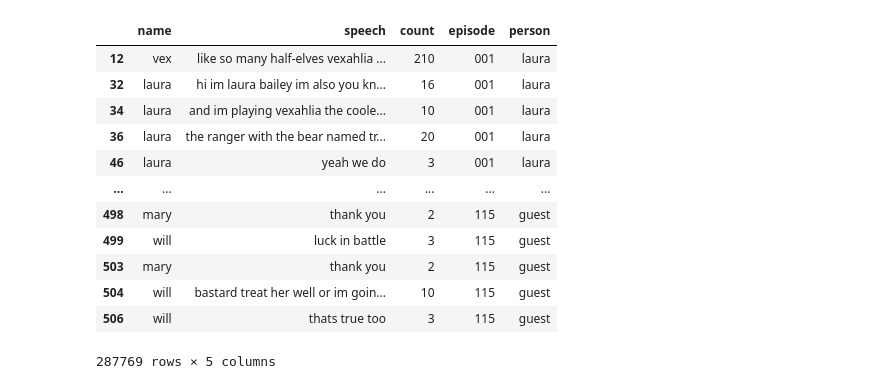
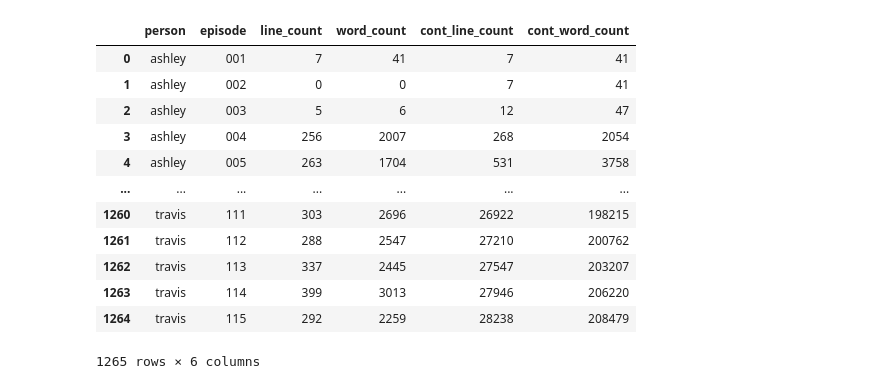
Before and after one commit to albechen/critical-role-transcript-statistics, a Jupyter notebook: cr_transcript.ipynb, the cells around one changed output. Drawn from its saved outputs; the diff is of its cells as text; code cells hidden in the pictures.

```diff
--- a/cr_transcript.ipynb
+++ b/cr_transcript.ipynb
@@ -112,3 +135,43 @@ def mapping_names(all_ep_df):
+# %%
+def group_by_person_episode(org_names_df):
+    person_episode_group = org_names_df.groupby(['person', 'episode']).agg({'count': ['count', 'sum']})
+    person_episode_group = person_episode_group.unstack(level=1, fill_value=0).stack()
+    person_episode_group = person_episode_group.unstack(level=-1, fill_value=0).stack().reset_index()
+    person_episode_group.columns = ['person', 'episode', 'line_count', 'word_count']
+    return person_episode_group
+
+def count_per_episode(person_episode_group):
+    cont_l_count = []
+    cont_w_count = []
+    prev_l_count = 0
+    prev_w_count = 0
+    prev_name = 'ashley'
+
+    for name, w_count, l_count in zip (person_episode_group['person'],
+        person_episode_group['word_count'],
+        person_episode_group['line_count']):
+
+        if name == prev_name:
+            prev_l_count += l_count
+            cont_l_count.append(prev_l_count)
+
+            prev_w_count += w_count
+            cont_w_count.append(prev_w_count)
+
+            prev_name = name
+        else:
+            prev_l_count = l_count
+            cont_l_count.append(prev_l_count)
+
+            prev_w_count = w_count
+            cont_w_count.append(prev_w_count)
+
+            prev_name = name
+
+    person_episode_group['cont_line_count'] = cont_l_count
+    person_episode_group['cont_word_count'] = cont_w_count
+
+    return person_episode_group
 # %%
 test_df = episode_extract(1, 115)
 extract_names = mapping_names(test_df)
@@ -160,16 +180,0 @@ for name in names:
-# %%
-org_names_df
-# %% [output]
-|  | name | speech | count | episode | person |
-| 12 | vex | like so many half-elves vexahlia ... | 210 | 001 | laura |
-| 32 | laura | hi im laura bailey im also you kn... | 16 | 001 | laura |
-| 34 | laura | and im playing vexahlia the coole... | 10 | 001 | laura |
-| 36 | laura | the ranger with the bear named tr... | 20 | 001 | laura |
-| 46 | laura | yeah we do | 3 | 001 | laura |
-| ... | ... | ... | ... | ... | ... |
-| 498 | mary | thank you | 2 | 115 | guest |
-| 499 | will | luck in battle | 3 | 115 | guest |
-| 503 | mary | thank you | 2 | 115 | guest |
-| 504 | will | bastard treat her well or im goin... | 10 | 115 | guest |
-| 506 | will | thats true too | 3 | 115 | guest |
-287769 rows × 5 columns
@@ -178,0 +181,16 @@ grouped_names.columns = ['line_count', 'word_count']
+# %%
+count_per_ep
+# %% [output]
+|  | person | episode | line_count | word_count | cont_line_count | cont_word_count |
+| 0 | ashley | 001 | 7 | 41 | 7 | 41 |
+| 1 | ashley | 002 | 0 | 0 | 7 | 41 |
+| 2 | ashley | 003 | 5 | 6 | 12 | 47 |
+| 3 | ashley | 004 | 256 | 2007 | 268 | 2054 |
+| 4 | ashley | 005 | 263 | 1704 | 531 | 3758 |
+| ... | ... | ... | ... | ... | ... | ... |
+| 1260 | travis | 111 | 303 | 2696 | 26922 | 198215 |
+| 1261 | travis | 112 | 288 | 2547 | 27210 | 200762 |
+| 1262 | travis | 113 | 337 | 2445 | 27547 | 203207 |
+| 1263 | travis | 114 | 399 | 3013 | 27946 | 206220 |
+| 1264 | travis | 115 | 292 | 2259 | 28238 | 208479 |
+1265 rows × 6 columns
```
Also changed, not shown: parts of 10 cells of this notebook.
